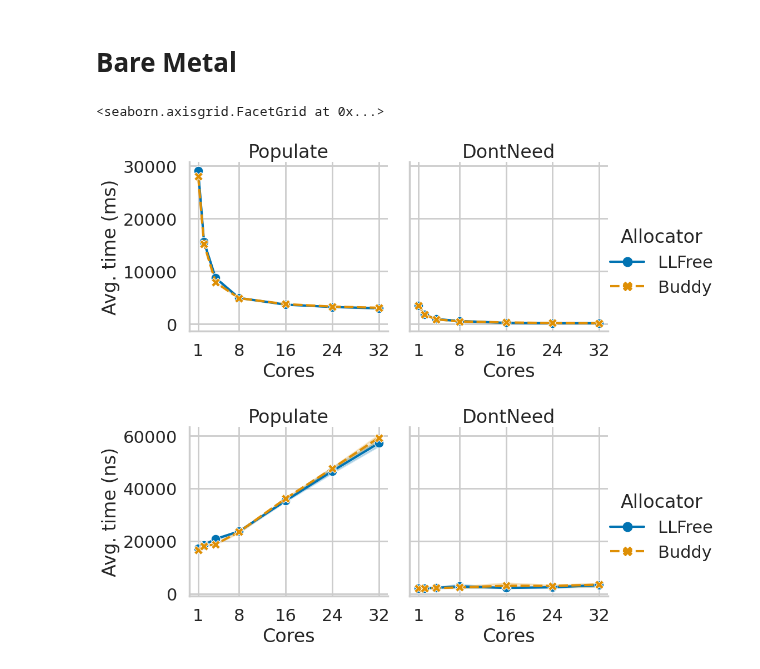
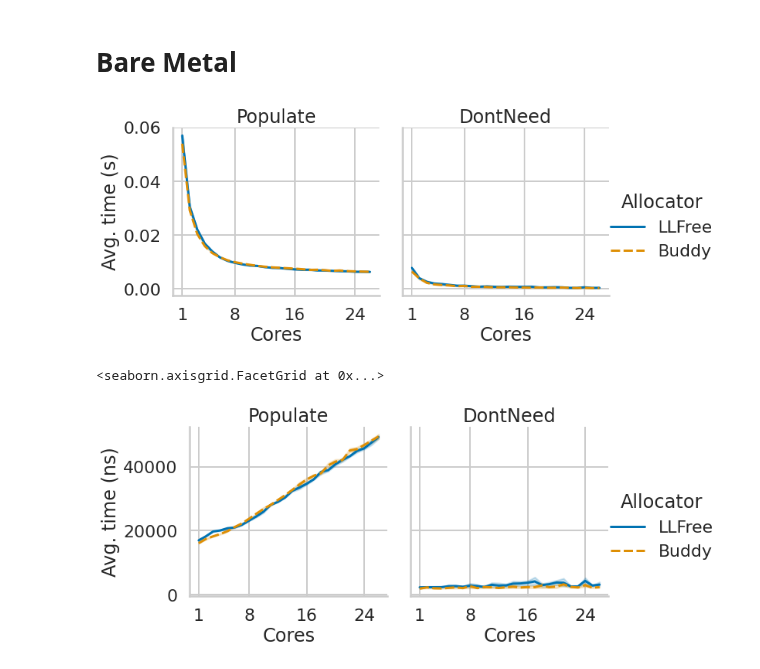
Before and after one commit to luhsra/llfree-bench, a Jupyter notebook: write.ipynb, the cells around one changed output. Cells and saved outputs as stored; diff of their text form; code cells hidden in the pictures.

Commit message:
:sparkles: Write bench results

```diff
--- a/write.ipynb
+++ b/write.ipynb
@@ -15,33 +15,37 @@ llfree = Path("write/latest-ll")
 # %%
 buddy_d = pd.read_csv(buddy / "out.csv")
 buddy_d["alloc"] = "Buddy"
 llfree_d = pd.read_csv(llfree / "out.csv")
 llfree_d["alloc"] = "LLFree"
 
 
 pgd = pd.concat([buddy_d, llfree_d], ignore_index=True)
 pgd["cores"] = pgd["x"]
 pgd = pgd[["cores", "alloc", "aavg", "favg", "iteration"]].melt(
     id_vars=["cores", "alloc", "iteration"],
     value_vars=["aavg", "favg"], value_name="time", var_name="operation")
 pgd["operation"].replace({
     "aavg": "Populate",
     "favg": "DontNeed",
 }, inplace=True)
 # pgd = pgd.groupby(["cores", "alloc", "variable", "mem"]).min()
 order = ["LLFree", "Buddy"]
+pgd["time"] /= 1000_000
 g = sns.relplot(data=pgd, kind="line", x="cores", y="time",
-                col="operation", col_wrap=2, style="alloc", hue="alloc", markers=True,
+                col="operation", col_wrap=2, style="alloc", hue="alloc",
                 style_order=order, hue_order=order)
-g.set(xticks=[1, 8, 16, 24, 32])
+g.set(xticks=[1, 8, 16, 24])
 # g.set(ylim=(0, 35000))
 g.legend.set_title("Allocator")
-g.set(ylabel="Avg. time (ms)")
+g.set(ylabel="Avg. time (s)")
 g.set(xlabel="Cores")
 g.set_titles("{col_name}")
+g.savefig("out/write.pdf")
+
+dref_dataframe("write", Path("out"), ["alloc", "cores", "operation"],
+               pgd[["alloc", "cores", "operation", "time"]])
 # %% [output]
-<seaborn.axisgrid.FacetGrid at 0x...>
-[figure, old version]
+[figure, new version]
 # %%
 # Time per page access
 buddy_d = pd.read_csv(buddy / "out.csv")
@@ -64,16 +68,13 @@ pgd["operation"].replace({
 }, inplace=True)
 order = ["LLFree", "Buddy"]
 g = sns.relplot(data=pgd, kind="line", x="cores", y="time",
-                col="operation", col_wrap=2, style="alloc", hue="alloc", markers=True,
+                col="operation", col_wrap=2, style="alloc", hue="alloc",
                 style_order=order, hue_order=order)
-g.set(xticks=[1, 8, 16, 24, 32])
+g.set(xticks=[1, 8, 16, 24])
 g.legend.set_title("Allocator")
 g.set(ylabel="Avg. time (ns)")
 g.set(xlabel="Cores")
 g.set_titles("{col_name}")
-g.savefig("out/write.pdf")
-
-dref_dataframe("write", Path("out"), ["alloc", "cores", "operation"],
-               pgd[["alloc", "cores", "operation", "time"]])
 # %% [output]
+<seaborn.axisgrid.FacetGrid at 0x...>
-[figure, old version]
+[figure, new version]
```
Also changed, not shown: 10 other files.
